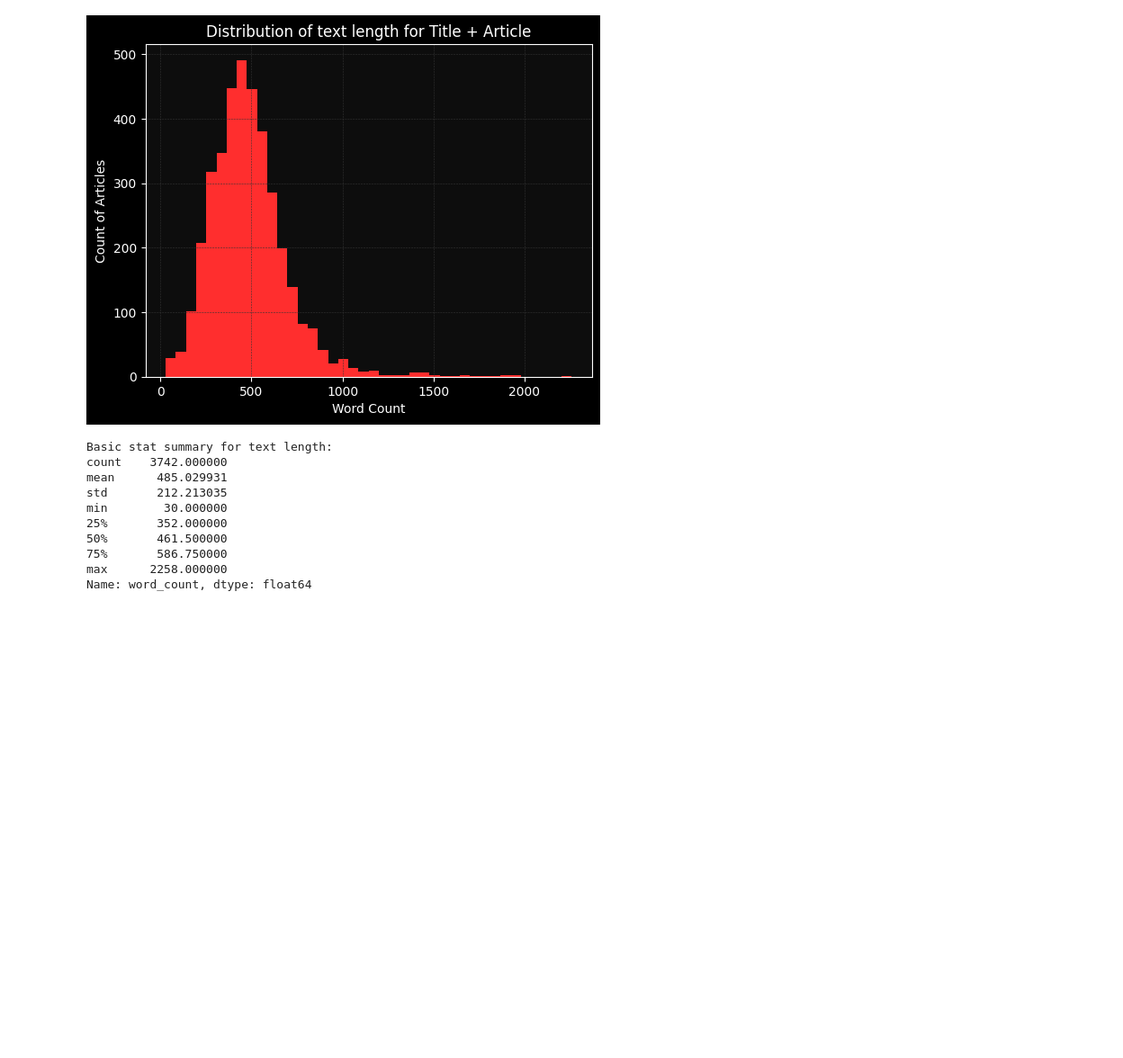
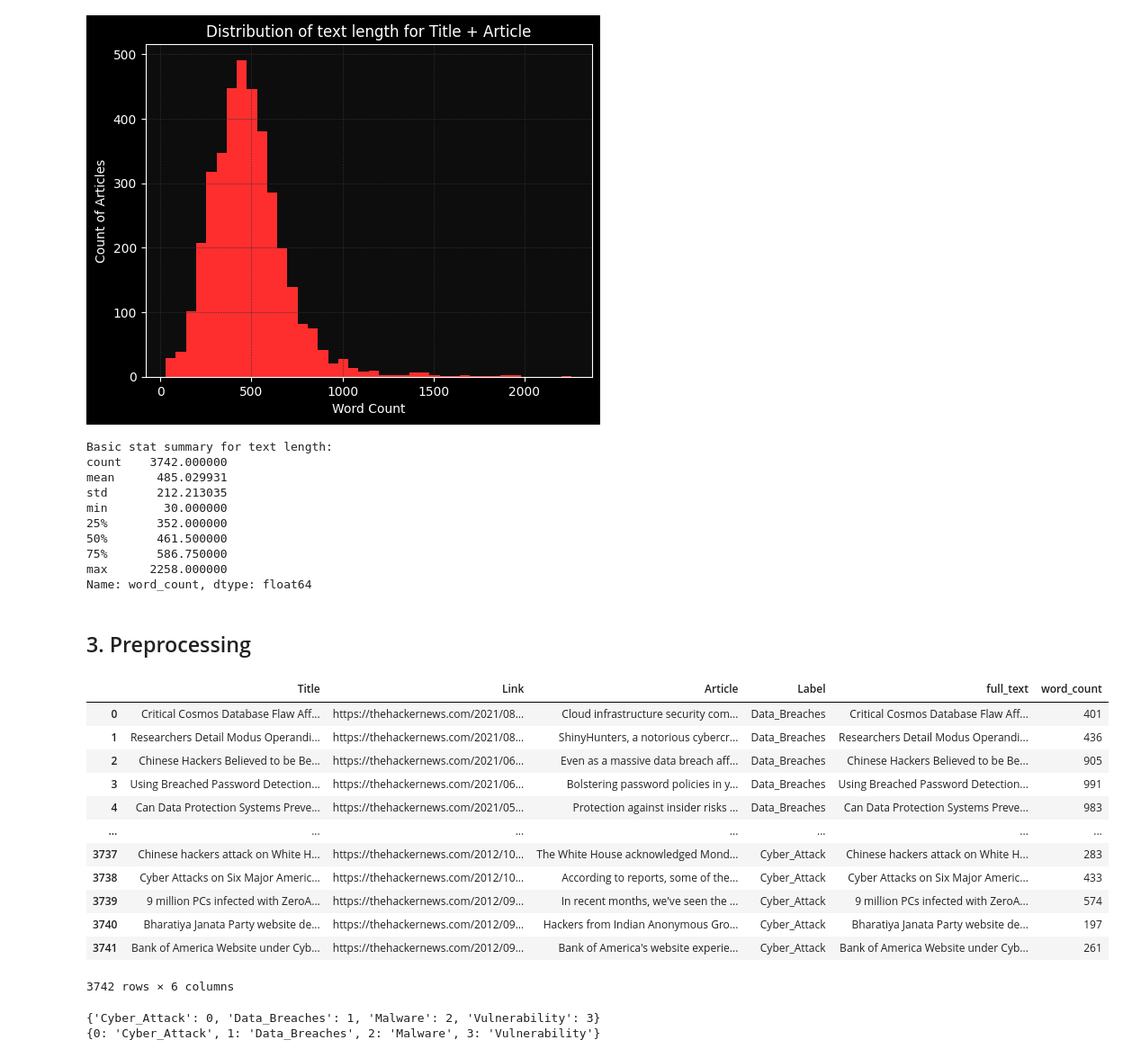
Before and after one commit to Christopher-Orellana/cyber_threat_nlp, a Jupyter notebook: notebooks/longformer_modeling.ipynb, the cells around one changed output. Shown: that part at 90% size. Drawn from its saved outputs; the diff is of its cells as text; code cells hidden in the pictures; blank space fills up the shorter version.

Commit message:
Completed EDA, started preprocessing for DistilLongformer

```diff
--- a/notebooks/longformer_modeling.ipynb
+++ b/notebooks/longformer_modeling.ipynb
@@ -154,3 +169,5 @@ min        30.000000
 75%       586.750000
 max      2258.000000
 Name: word_count, dtype: float64
+# %% [markdown]
+## 3. Preprocessing
@@ -156,0 +182,16 @@ Name: word_count, dtype: float64
+# %%
+df
+# %% [output]
+|  | Title | Link | Article | Label | full_text | word_count |
+| 0 | Critical Cosmos Database Flaw Aff... | https://thehackernews.com/2021/08... | Cloud infrastructure security com... | Data_Breaches | Critical Cosmos Database Flaw Aff... | 401 |
+| 1 | Researchers Detail Modus Operandi... | https://thehackernews.com/2021/08... | ShinyHunters, a notorious cybercr... | Data_Breaches | Researchers Detail Modus Operandi... | 436 |
+| 2 | Chinese Hackers Believed to be Be... | https://thehackernews.com/2021/06... | Even as a massive data breach aff... | Data_Breaches | Chinese Hackers Believed to be Be... | 905 |
+| 3 | Using Breached Password Detection... | https://thehackernews.com/2021/06... | Bolstering password policies in y... | Data_Breaches | Using Breached Password Detection... | 991 |
+| 4 | Can Data Protection Systems Preve... | https://thehackernews.com/2021/05... | Protection against insider risks ... | Data_Breaches | Can Data Protection Systems Preve... | 983 |
+| ... | ... | ... | ... | ... | ... | ... |
+| 3737 | Chinese hackers attack on White H... | https://thehackernews.com/2012/10... | The White House acknowledged Mond... | Cyber_Attack | Chinese hackers attack on White H... | 283 |
+| 3738 | Cyber Attacks on Six Major Americ... | https://thehackernews.com/2012/10... | According to reports, some of the... | Cyber_Attack | Cyber Attacks on Six Major Americ... | 433 |
+| 3739 | 9 million PCs infected with ZeroA... | https://thehackernews.com/2012/09... | In recent months, we've seen the ... | Cyber_Attack | 9 million PCs infected with ZeroA... | 574 |
+| 3740 | Bharatiya Janata Party website de... | https://thehackernews.com/2012/09... | Hackers from Indian Anonymous Gro... | Cyber_Attack | Bharatiya Janata Party website de... | 197 |
+| 3741 | Bank of America Website under Cyb... | https://thehackernews.com/2012/09... | Bank of America's website experie... | Cyber_Attack | Bank of America Website under Cyb... | 261 |
+3742 rows × 6 columns
@@ -156,0 +209,14 @@ Name: word_count, dtype: float64
+# %%
+# Label encode for transformer
+le = LabelEncoder()
+df['label_id'] = le.fit_transform(df['Label'])
+
+# Create class dictionary in JSON
+label2id = {label: int(i) for label, i in zip(le.classes_, range(len(le.classes_)))}
+id2label = {v: k for k, v in label2id.items()}
+
+print(label2id)
+print(id2label)
+# %% [output]
+{'Cyber_Attack': 0, 'Data_Breaches': 1, 'Malware': 2, 'Vulnerability': 3}
+{0: 'Cyber_Attack', 1: 'Data_Breaches', 2: 'Malware', 3: 'Vulnerability'}
```
Also changed, not shown: parts of 10 cells of this notebook, 5 other files.
